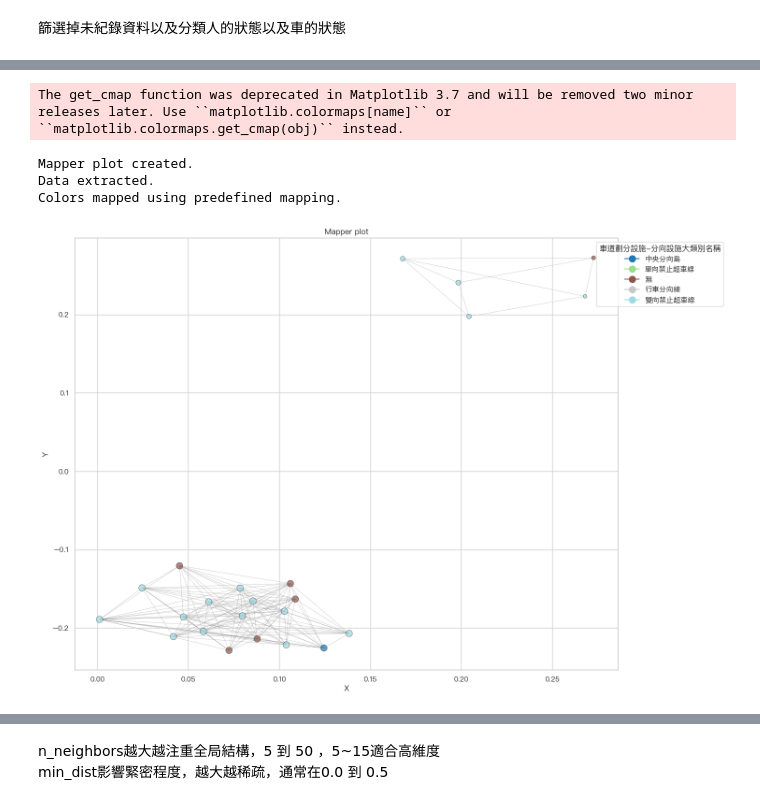
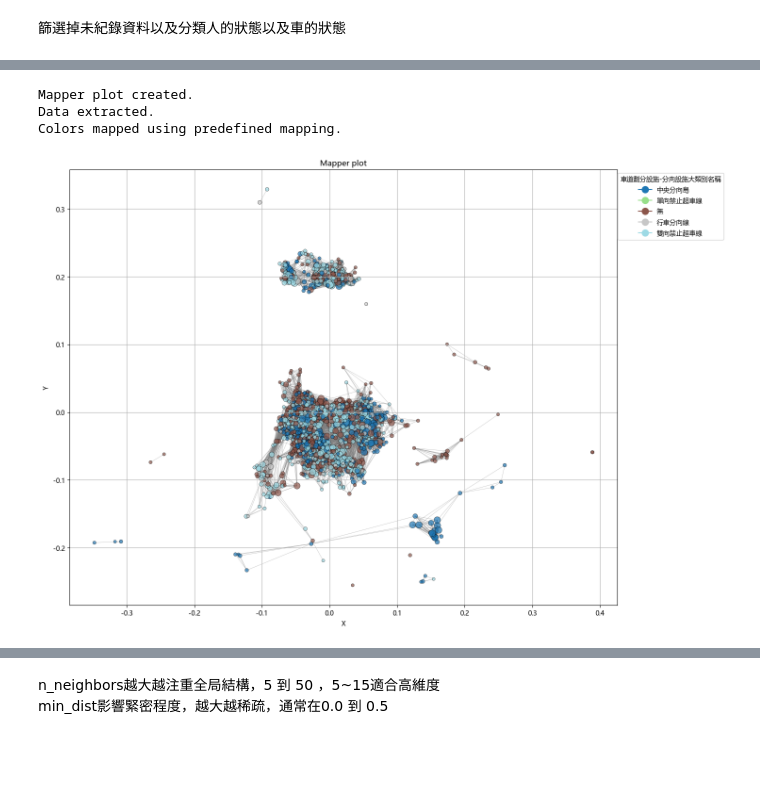
Before and after one commit to kennywang112/TrafficTDApython, a Jupyter notebook: Version3/Car.ipynb, the cells around one changed output, grey strips where cells are left out. Cells and saved outputs as stored; diff of their text form; code cells hidden in the pictures; blank space fills up the shorter version.

```diff
--- a/Version3/Car.ipynb
+++ b/Version3/Car.ipynb
@@ -284,7 +311,7 @@ for overlap in range(3, 6):
                         linkage='ward'
                     )
                 ),
-                n_jobs=1
+                n_jobs=8
             )
 
             mapper_info = mapper_algo.fit_transform(mapper_numpy, lens)
@@ -299,8 +326,8 @@ for overlap in range(3, 6):
 
             detailed_results.append(result)
 
-            # filename = f"C:/Users/USER/Desktop/TrafficTDApython/Version3/Component6Undersample/results_o{overlap}i{interval}.pkl"
-            filename = f"/Users/wangqiqian/Desktop/TrafficTDApython/Version3/Component11Pass/results_o{overlap}i{interval}.pkl"
+            filename = f"C:/Users/USER/Desktop/TrafficTDApython/Version3/Component15Car/results_o{overlap}i{interval}.pkl"
+            # filename = f"/Users/wangqiqian/Desktop/TrafficTDApython/Version3/Component11Pass/results_o{overlap}i{interval}.pkl"
 
             with open(filename, 'wb') as file:
                 pickle.dump(result, file)
@@ -340,7 +367,7 @@ overlap: 5, interval: 7
 detailed_results_df = pd.DataFrame(detailed_results)
 # detailed_results_df.to_csv("/Users/wangqiqian/Desktop/TrafficTDApython/Version3/GridSearch/full_grid_halfdata.csv", index=False)
 
-output_file = '/Users/wangqiqian/Desktop/TrafficTDApython/Version3/Component11Pass/full_grid.pkl'
-# output_file = 'C:/Users/USER/Desktop/TrafficTDApython/Version3/Component11Pass/full_grid.pkl'
+# output_file = '/Users/wangqiqian/Desktop/TrafficTDApython/Version3/Component6Car/full_grid.pkl'
+output_file = 'C:/Users/USER/Desktop/TrafficTDApython/Version3/Component15Car/full_grid.pkl'
 with open(output_file, 'wb') as f:
     pickle.dump(detailed_results_df, f)
@@ -378,8 +374,15 @@ Index(['天候名稱', '光線名稱', '道路類別-第1當事者-名稱', '速
+# %%
+output_file = 'C:/Users/USER/Desktop/TrafficTDApython/Version3/Component15Car/full_grid.pkl'
+
+with open(output_file, 'rb') as f:
+    detailed_results_df = pickle.load(f)
 # %%
 import seaborn as sns
 from matplotlib.font_manager import FontProperties
-myfont = FontProperties(fname=r"/System/Library/Fonts/PingFang.ttc")
-sns.set(style="whitegrid", font=myfont.get_name())
+# myfont = FontProperties(fname=r"/System/Library/Fonts/PingFang.ttc")
+# sns.set(style="whitegrid", font=myfont.get_name())
+plt.rcParams['font.sans-serif'] = ['Microsoft YaHei']
+plt.rcParams['axes.unicode_minus'] = False
 
 from matplotlib.cm import get_cmap
 from plots import *
@@ -386,23 +404,22 @@ from plots import *
 # %%
 choose = '車道劃分設施-分向設施大類別名稱'
 # choose = '死亡'
 
 unique_categories = rbind_data[choose].dropna().unique()
 unique_categories.sort()
 
 # 統一顏色
 color_palette = get_cmap("tab20", len(unique_categories))
 color_mapping_fixed = {category: color_palette(i) for i, category in enumerate(unique_categories)}
 
-mapper_plotter = MapperPlotter(detailed_results_df['mapper_info'].iloc[-2][0],
-                               rbind_data, detailed_results_df)
+mapper_plotter = MapperPlotter(detailed_results_df['mapper_info'].iloc[9][0],
+                            rbind_data, detailed_results_df)
 mapper_plotter.create_mapper_plot(choose, most_common_encoded_label, avg=False)
 mapper_plotter.extract_data()
-mapper_plotter.map_colors(choose, color_mapping_fixed, size=30)
-mapper_plotter.plot(choose, unique_categories, color_palette, avg=False, set_label=True, size=100)
+mapper_plotter.map_colors(choose, color_mapping_fixed, size=20) # 篩選資料
+mapper_plotter.plot(choose, unique_categories, color_palette, avg=False, set_label=True, size=100) # 限制點的大小
 # %% [output]
-The get_cmap function was deprecated in Matplotlib 3.7 and will be removed two minor releases later. Use ``matplotlib.colormaps[name]`` or ``matplotlib.colormaps.get_cmap(obj)`` instead.
+Mapper plot created.
+Data extracted.
+Colors mapped using predefined mapping.
-Mapper plot created.
-Data extracted.
-Colors mapped using predefined mapping.
-[figure, old version]
+[figure, new version]
```
Also changed, not shown: parts of 20 cells of this notebook, 22 other files.
